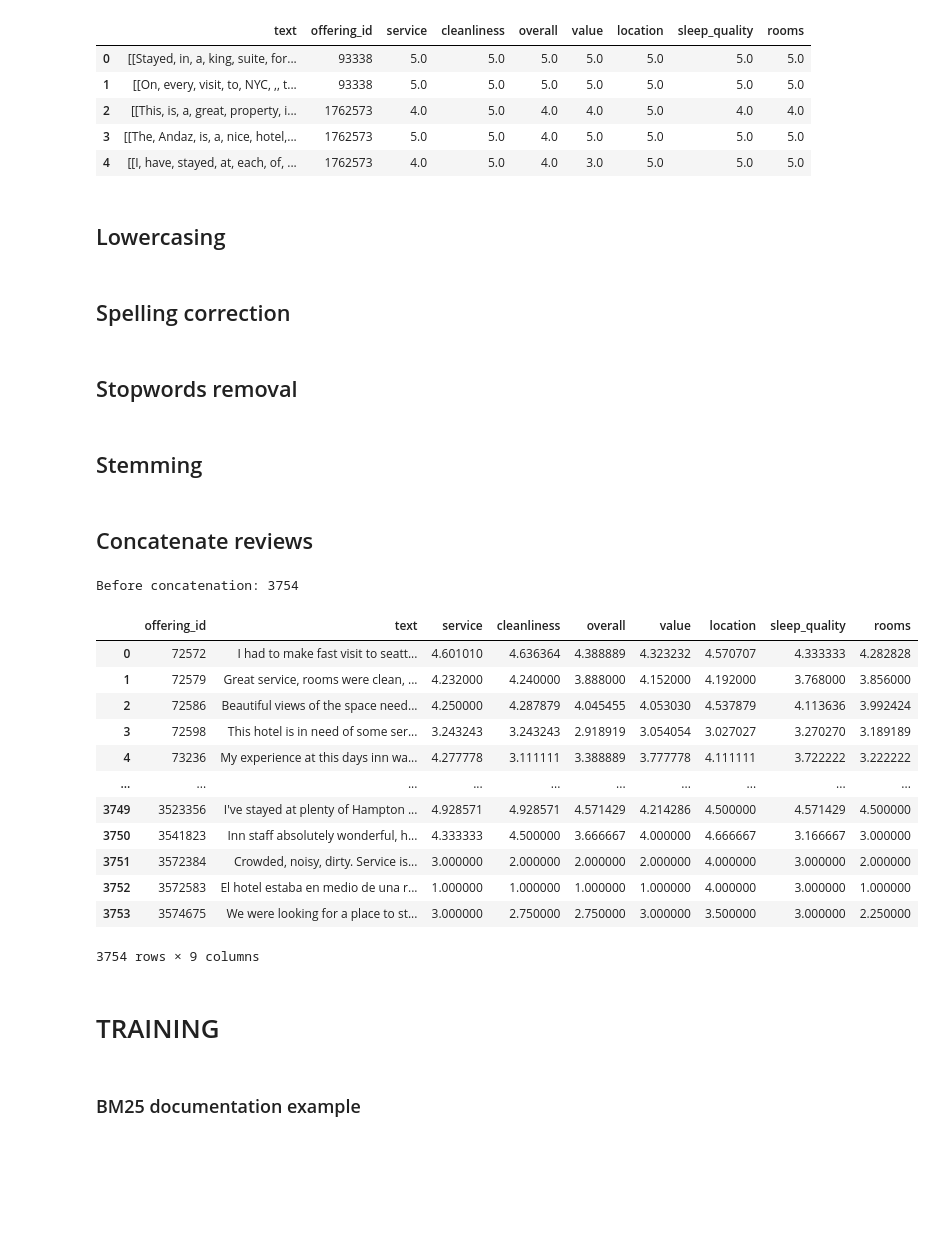
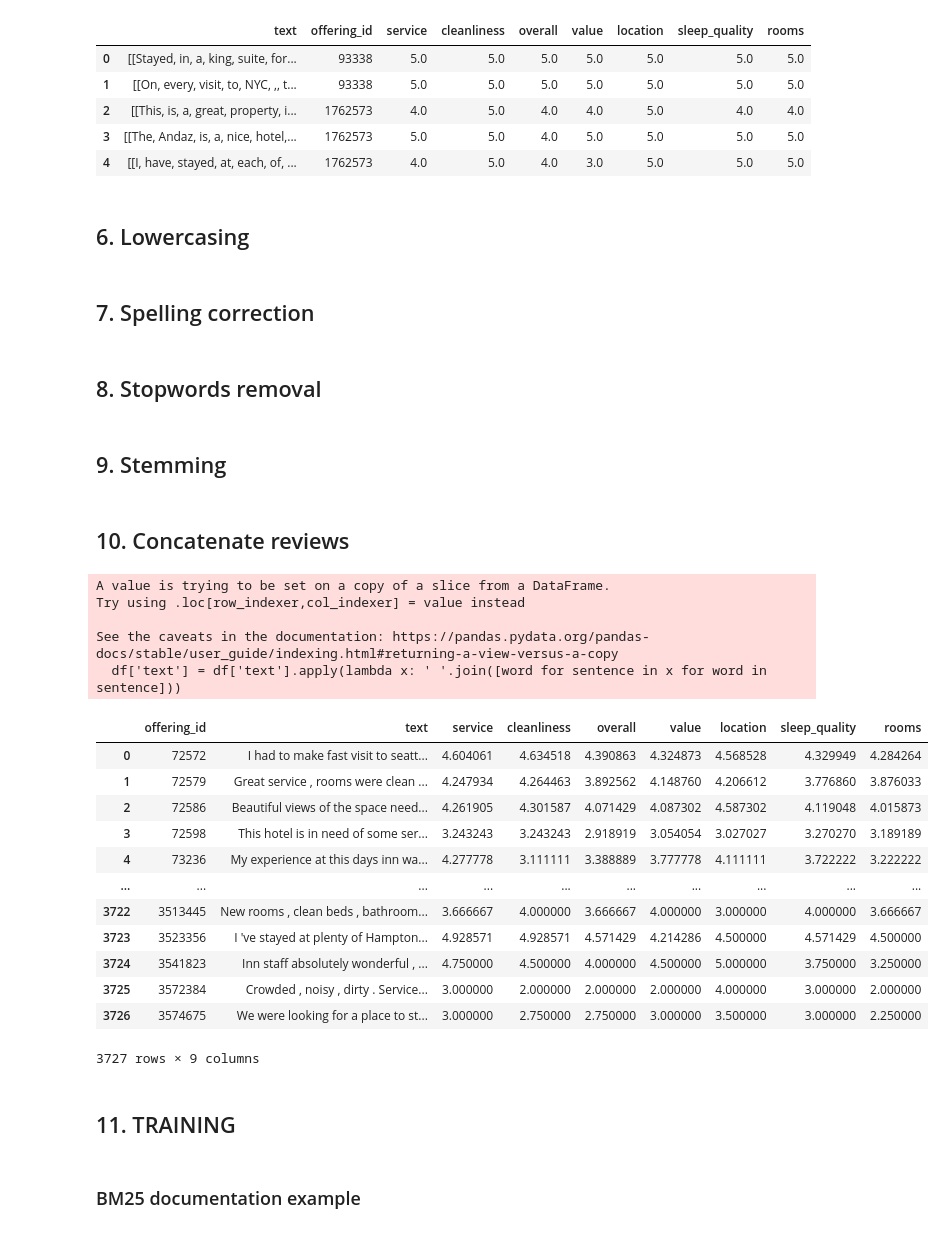
Before and after one commit to MikeCheek/Project1-MachineLearningForNLP, a Jupyter notebook: project1.ipynb, the cells around one changed output. Drawn from its saved outputs; the diff is of its cells as text; code cells hidden in the pictures; blank space fills up the shorter version.

Commit message:
Fixed markdown structure, changed langdetection library, fixed errs

```diff
--- a/project1.ipynb
+++ b/project1.ipynb
@@ -131,20 +157,15 @@ short reviews: 0.31%
 # %%
-# Google library to detect the language of a review
-from langdetect import detect, DetectorFactory
-from langdetect.lang_detect_exception import LangDetectException
-
-# ensure consistent results
-DetectorFactory.seed = 0
+from fast_langdetect import detect
 
 def detect_language(text):
     try:
-        return detect(text)
-    except LangDetectException:
+        return detect(text.replace("\n", ""), low_memory=False)["lang"]
+    except Exception:
+        print(Exception.message)
         return 'unknown'
 
 if 'language' not in df.columns:
-    df_temp = df.copy()
-    df['language'] = df_temp['text'].apply(detect_language)
+    df['language'] = df['text'].apply(detect_language)
 
 df
 # %% [output]
@@ -262,46 +307,52 @@ See the caveats in the documentation: https://pandas.pydata.org/pandas-docs/stab
 | 3 | [[The, Andaz, is, a, nice, hotel,... | 1762573 | 5.0 | 5.0 | 4.0 | 5.0 | 5.0 | 5.0 | 5.0 |
 | 4 | [[I, have, stayed, at, each, of, ... | 1762573 | 4.0 | 5.0 | 4.0 | 3.0 | 5.0 | 5.0 | 5.0 |
 # %% [markdown]
-## Lowercasing
+## 6. Lowercasing
 # %% [markdown]
-## Spelling correction
+## 7. Spelling correction
 # %% [markdown]
-## Stopwords removal
+## 8. Stopwords removal
 # %% [markdown]
-## Stemming
+## 9. Stemming
 # %% [markdown]
-## Concatenate reviews
+## 10. Concatenate reviews
 # %%
+df['text'] = df['text'].apply(lambda x: ' '.join([word for sentence in x for word in sentence]))
+
 df = df.groupby('offering_id').agg({
     'text': ' '.join,
     'service': 'mean',
     'cleanliness': 'mean',
     'overall': 'mean',
     'value': 'mean',
     'location': 'mean',
     'sleep_quality': 'mean',
     'rooms': 'mean'
 }).reset_index()
 
 # Display the resulting DataFrame
 df
 # %% [output]
-Before concatenation: 3754
+A value is trying to be set on a copy of a slice from a DataFrame.
+Try using .loc[row_indexer,col_indexer] = value instead
+
+See the caveats in the documentation: https://pandas.pydata.org/pandas-docs/stable/user_guide/indexing.html#returning-a-view-versus-a-copy
+  df['text'] = df['text'].apply(lambda x: ' '.join([word for sentence in x for word in sentence]))
 |  | offering_id | text | service | cleanliness | overall | value | location | sleep_quality | rooms |
-| 0 | 72572 | I had to make fast visit to seatt... | 4.601010 | 4.636364 | 4.388889 | 4.323232 | 4.570707 | 4.333333 | 4.282828 |
-| 1 | 72579 | Great service, rooms were clean, ... | 4.232000 | 4.240000 | 3.888000 | 4.152000 | 4.192000 | 3.768000 | 3.856000 |
-| 2 | 72586 | Beautiful views of the space need... | 4.250000 | 4.287879 | 4.045455 | 4.053030 | 4.537879 | 4.113636 | 3.992424 |
+| 0 | 72572 | I had to make fast visit to seatt... | 4.604061 | 4.634518 | 4.390863 | 4.324873 | 4.568528 | 4.329949 | 4.284264 |
+| 1 | 72579 | Great service , rooms were clean ... | 4.247934 | 4.264463 | 3.892562 | 4.148760 | 4.206612 | 3.776860 | 3.876033 |
+| 2 | 72586 | Beautiful views of the space need... | 4.261905 | 4.301587 | 4.071429 | 4.087302 | 4.587302 | 4.119048 | 4.015873 |
 | 3 | 72598 | This hotel is in need of some ser... | 3.243243 | 3.243243 | 2.918919 | 3.054054 | 3.027027 | 3.270270 | 3.189189 |
 | 4 | 73236 | My experience at this days inn wa... | 4.277778 | 3.111111 | 3.388889 | 3.777778 | 4.111111 | 3.722222 | 3.222222 |
 | ... | ... | ... | ... | ... | ... | ... | ... | ... | ... |
-| 3749 | 3523356 | I've stayed at plenty of Hampton ... | 4.928571 | 4.928571 | 4.571429 | 4.214286 | 4.500000 | 4.571429 | 4.500000 |
-| 3750 | 3541823 | Inn staff absolutely wonderful, h... | 4.333333 | 4.500000 | 3.666667 | 4.000000 | 4.666667 | 3.166667 | 3.000000 |
-| 3751 | 3572384 | Crowded, noisy, dirty. Service is... | 3.000000 | 2.000000 | 2.000000 | 2.000000 | 4.000000 | 3.000000 | 2.000000 |
-| 3752 | 3572583 | El hotel estaba en medio de una r... | 1.000000 | 1.000000 | 1.000000 | 1.000000 | 4.000000 | 3.000000 | 1.000000 |
-| 3753 | 3574675 | We were looking for a place to st... | 3.000000 | 2.750000 | 2.750000 | 3.000000 | 3.500000 | 3.000000 | 2.250000 |
+| 3722 | 3513445 | New rooms , clean beds , bathroom... | 3.666667 | 4.000000 | 3.666667 | 4.000000 | 3.000000 | 4.000000 | 3.666667 |
+| 3723 | 3523356 | I 've stayed at plenty of Hampton... | 4.928571 | 4.928571 | 4.571429 | 4.214286 | 4.500000 | 4.571429 | 4.500000 |
+| 3724 | 3541823 | Inn staff absolutely wonderful , ... | 4.750000 | 4.500000 | 4.000000 | 4.500000 | 5.000000 | 3.750000 | 3.250000 |
+| 3725 | 3572384 | Crowded , noisy , dirty . Service... | 3.000000 | 2.000000 | 2.000000 | 2.000000 | 4.000000 | 3.000000 | 2.000000 |
+| 3726 | 3574675 | We were looking for a place to st... | 3.000000 | 2.750000 | 2.750000 | 3.000000 | 3.500000 | 3.000000 | 2.250000 |
-3754 rows × 9 columns
+3727 rows × 9 columns
 # %% [markdown]
-# TRAINING
+## 11. TRAINING
 # %% [markdown]
 ### BM25 documentation example
 # %%
```
Also changed, not shown: parts of 23 cells of this notebook, 1 other file.
